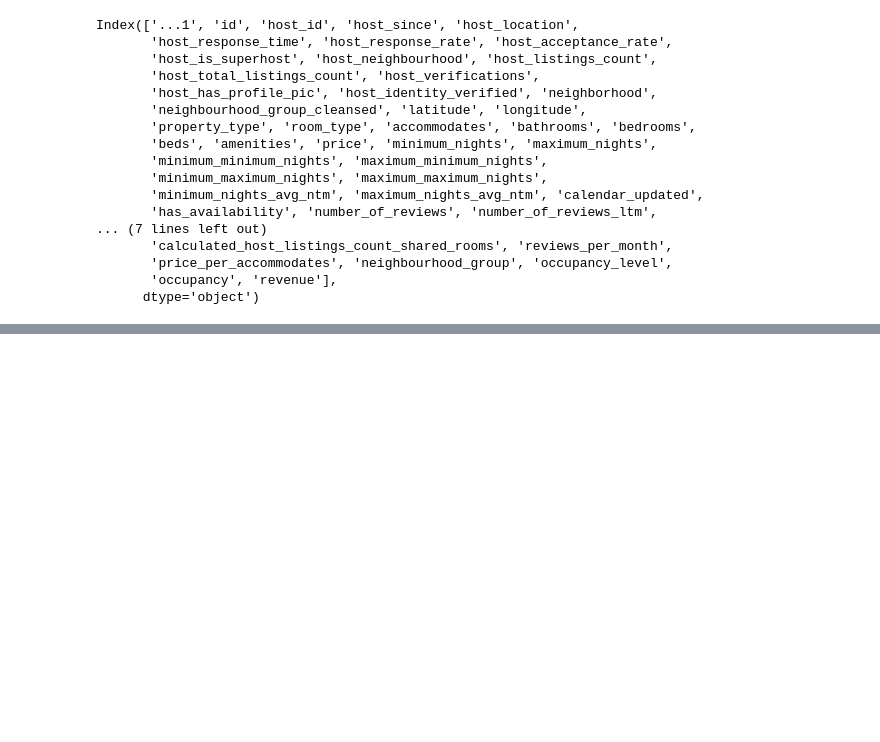
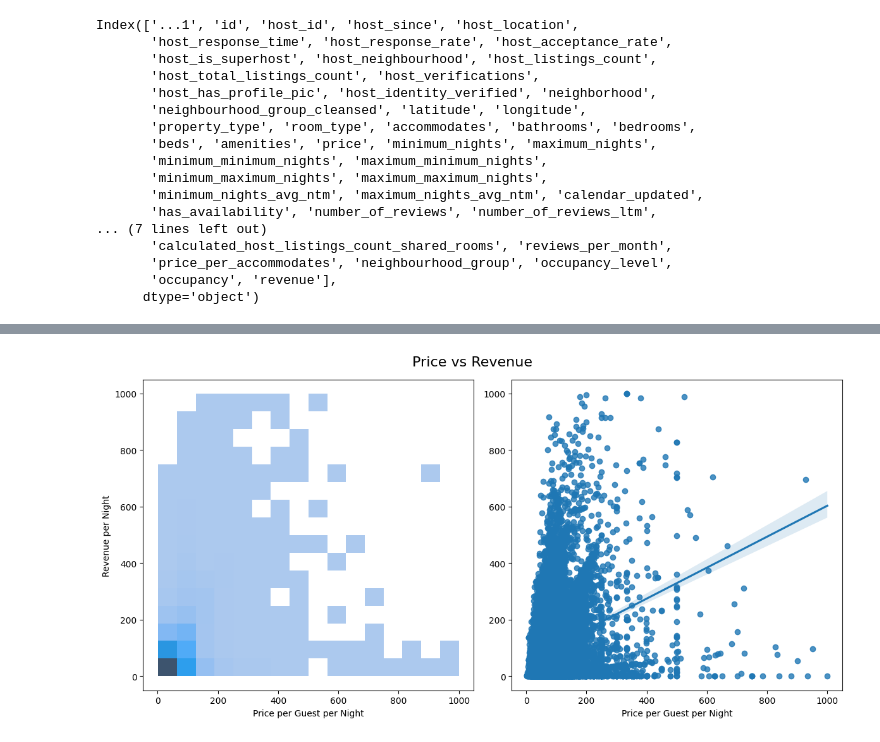
Before and after one commit to stephbc/DATA608_Spring2025, a Jupyter notebook: story4/story4.ipynb, the cells around one changed output, grey strips where cells are left out. Cells and saved outputs as stored; diff of their text form; code cells hidden in the pictures; blank space fills up the shorter version.

```diff
--- a/story4/story4.ipynb
+++ b/story4/story4.ipynb
@@ -75,10 +44,0 @@ ab_raw.head()
-# %%
-#| output: false
-
-# clean and tidy
-
-# Sort revenue by descending order and drop highest outliers,
-# since 2 rows are throwing off the data
-ab = ab_raw.sort_values(by="revenue", ascending=False)
-print(ab["revenue"].head())
-ab = ab[ab["revenue"] < 4000]
@@ -215,0 +148,18 @@ plt.show()
+# %%
+#| output-location: slide
+fig, ax = plt.subplots(1, 2, figsize=(12, 6))
+
+sns.histplot(data=ab, x='price_per_accommodates', y='revenue', bins=16, pmax=0.9, ax=ax[0])
+ax[0].set_xlabel('Price per Guest per Night')
+ax[0].set_ylabel('Revenue per Night')
+
+sns.regplot(data=ab, x='price_per_accommodates', y='revenue', ax=ax[1])
+ax[1].set_xlabel('Price per Guest per Night')
+ax[1].set_ylabel('')
+
+fig.suptitle('Price vs Revenue', fontsize=16)
+
+plt.tight_layout()
+plt.show()
+# %% [output]
+[figure, added]
```
Also changed, not shown: parts of 23 cells of this notebook, 1 other file.
